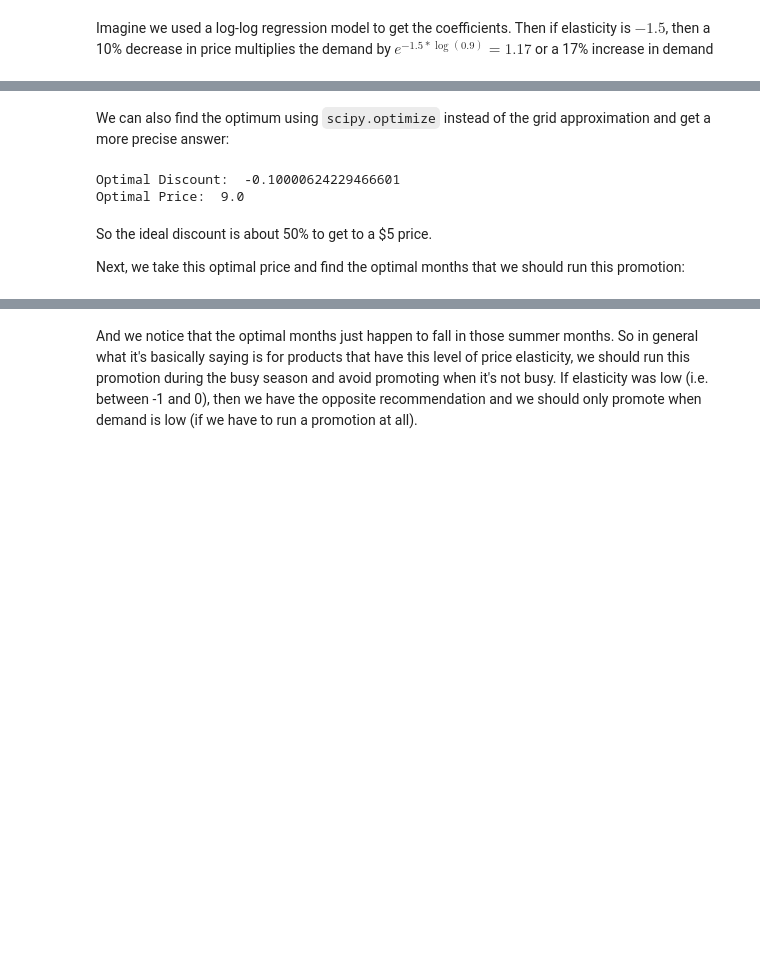
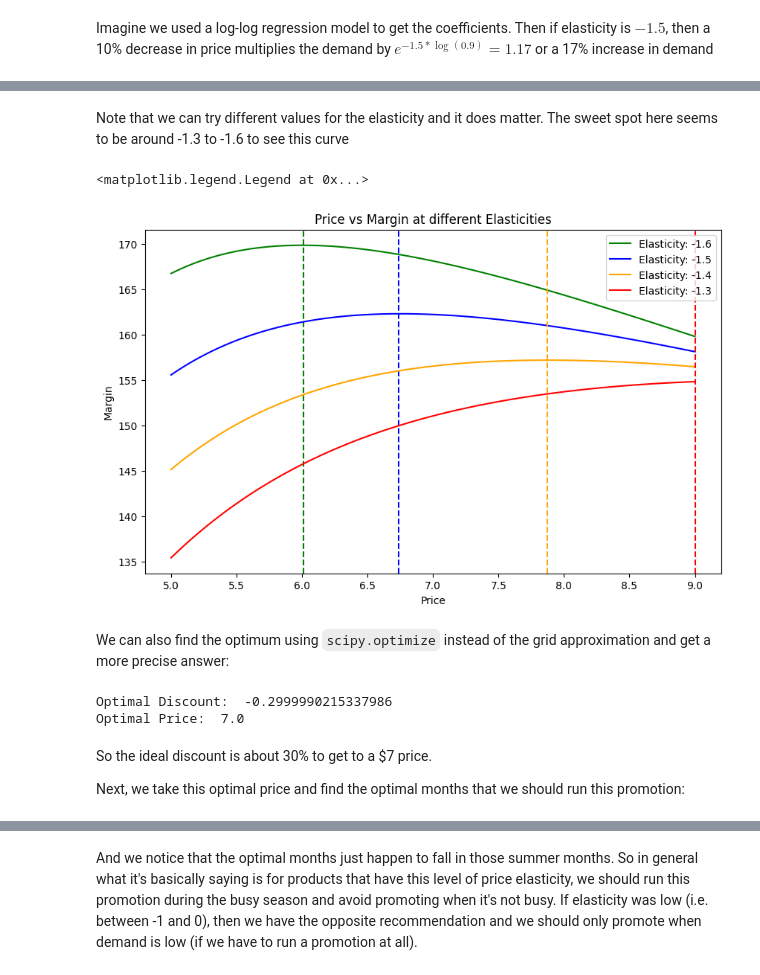
Before and after one commit to banditkings/learning-causal-impact, a Jupyter notebook: notebooks/ortools-mip.ipynb, the cells around one changed output, grey strips where cells are left out. Cells and saved outputs as stored; diff of their text form; code cells hidden in the pictures; blank space fills up the shorter version.

```diff
--- a/notebooks/ortools-mip.ipynb
+++ b/notebooks/ortools-mip.ipynb
@@ -148,19 +146,43 @@ Basically with this model, any time elasticity is $\lt -1$ you will always want
+# %% [markdown]
+Note that we can try different values for the elasticity and it does matter. The sweet spot here seems to be around -1.3 to -1.6 to see this curve
+# %%
+# Test different elasticities
+
+plt.figure(figsize=(10,6))
+colors = ['green', 'blue', 'orange', 'red']
+
+for i,c in zip([-1.6, -1.5, -1.4, -1.3], colors):
+    # Note we need to flip the sign for our plot
+    _elas = np.round(i, 1)
+    _promo_margin = -margin_fn(discount, baseline_price, _elas, baseline_sales, cost=2.25)
+    plt.plot(prices, _promo_margin, label=f'Elasticity: {_elas}', color=c)
+    _optimal_price = prices[np.argmax(_promo_margin)]
+    _optimal_price = np.round(_optimal_price, 2)
+    plt.axvline(_optimal_price, color=c, linestyle='--')
+
+plt.xlabel("Price")
+plt.ylabel("Margin")
+plt.title("Price vs Margin at different Elasticities")
+plt.legend()
+# %% [output]
+<matplotlib.legend.Legend at 0x...>
+[figure, added]
 # %% [markdown]
 We can also find the optimum using `scipy.optimize` instead of the grid approximation and get a more precise answer:
 # %%
 from scipy.optimize import minimize_scalar
 
-res = minimize_scalar(revenue_fn, args=(baseline_price, elasticity, baseline_sales), bounds=[-0.5, -0.1], method='bounded')
+res = minimize_scalar(margin_fn, args=(baseline_price, elasticity, baseline_sales), bounds=[-0.5, -0.1], method='bounded')
 optimal_discount = res.x
 print("Optimal Discount: ", optimal_discount)
 optimal_price = baseline_price * (1 + optimal_discount)
 optimal_price = np.round(optimal_price, 2)
 print("Optimal Price: ", optimal_price)
 # %% [output]
-Optimal Discount:  -0.10000624229466601
-Optimal Price:  9.0
+Optimal Discount:  -0.2999990215337986
+Optimal Price:  7.0
 # %% [markdown]
-So the ideal discount is about 50% to get to a \$5 price.
+So the ideal discount is about 30% to get to a \$7 price.
 
 Next, we take this optimal price and find the optimal months that we should run this promotion:
 # %%
```
Also changed, not shown: parts of 16 cells of this notebook, 2 other files.
